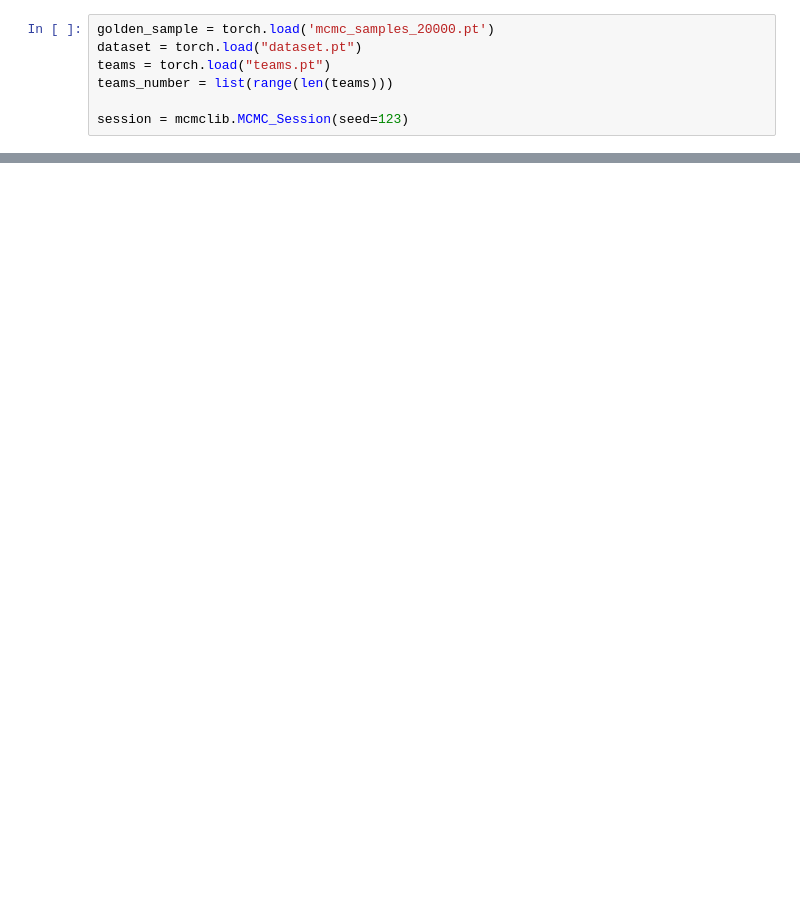
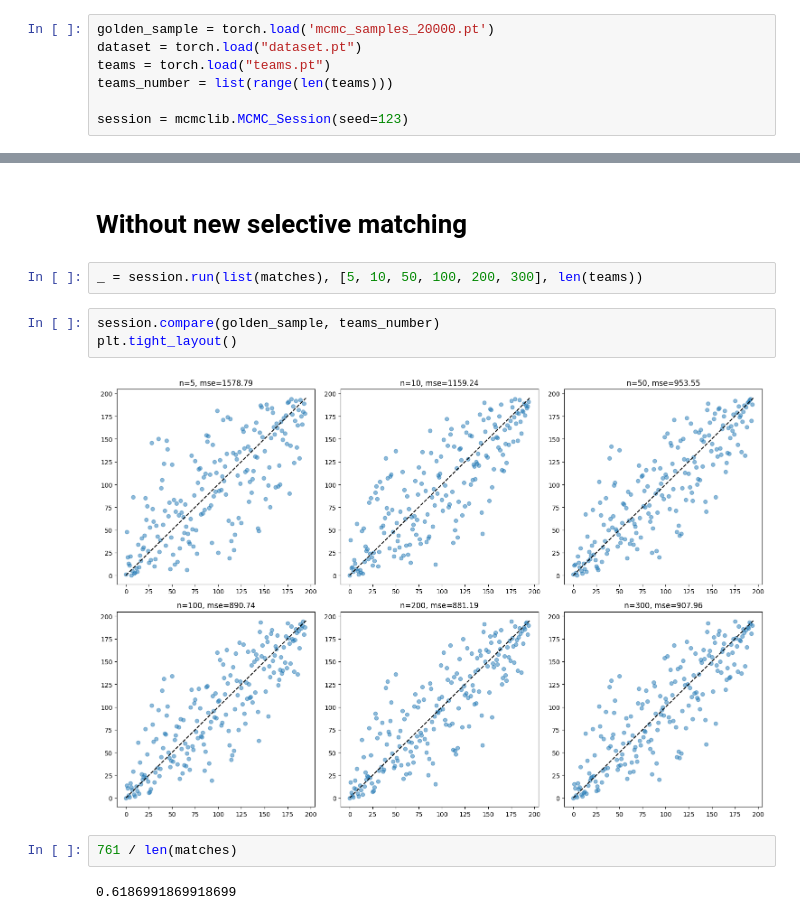
Before and after one commit to b0kch01/graphical-tournament, a Jupyter notebook: basic_edge_count.ipynb, the cells around one changed output, grey strips where cells are left out. Saved outputs shown, nothing was run; the diff lists cells and outputs as text; blank space fills up the shorter version.

```diff
--- a/basic_edge_count.ipynb
+++ b/basic_edge_count.ipynb
@@ -39,0 +172,13 @@ plt.tight_layout()
+# %% [markdown]
+# Without new selective matching
+# %%
+_ = session.run(list(matches), [5, 10, 50, 100, 200, 300], len(teams))
+# %%
+session.compare(golden_sample, teams_number)
+plt.tight_layout()
+# %% [output]
+[figure, added]
+# %%
+761 / len(matches)
+# %% [output]
+0.6186991869918699
```
Also changed, not shown: parts of 14 cells of this notebook, 2 other files.
